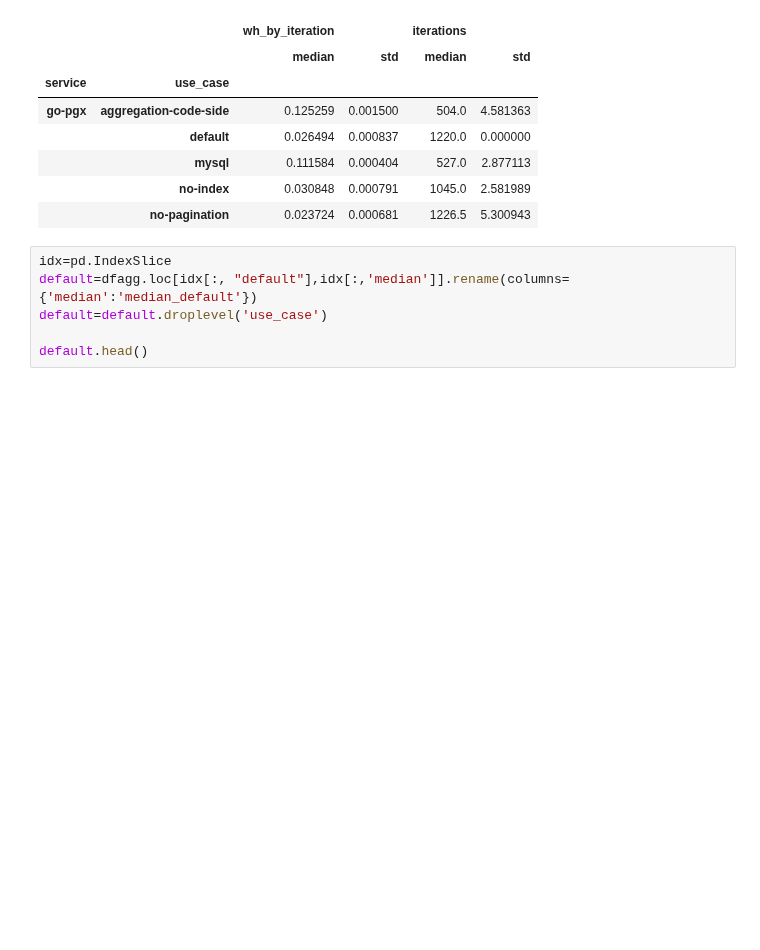
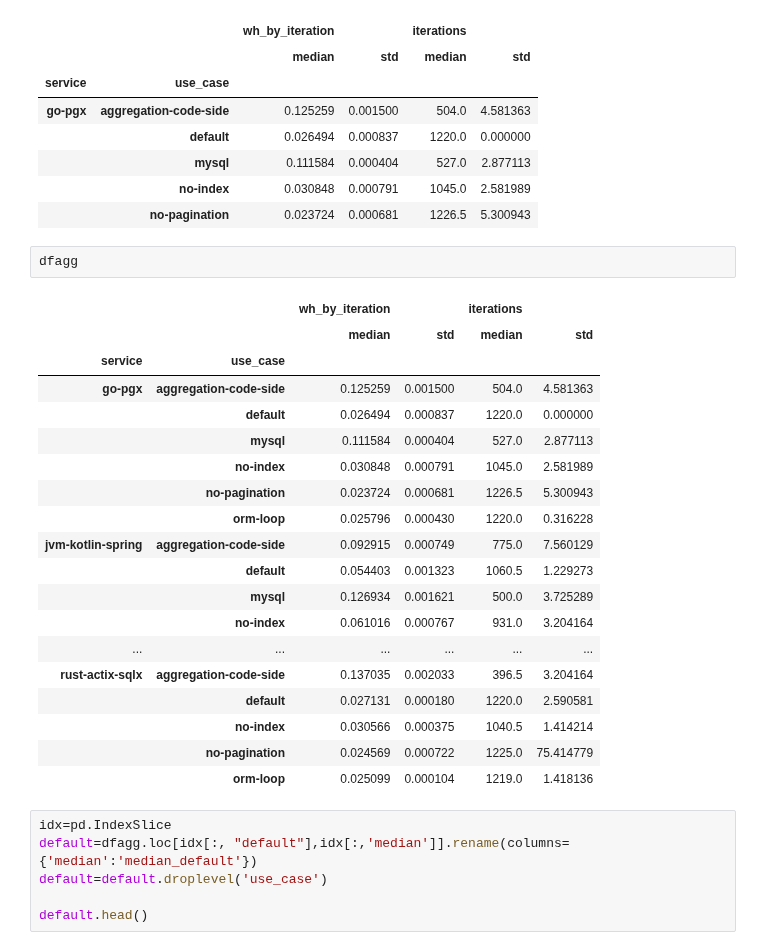
Before and after one commit to Boavizta/ecobenchmark-applicationweb-backend, a Jupyter notebook: results/ecobenchmark.ipynb, the cells around one changed output. Drawn from its saved outputs; the diff is of its cells as text; blank space fills up the shorter version.

```diff
--- a/results/ecobenchmark.ipynb
+++ b/results/ecobenchmark.ipynb
@@ -379,6 +379,28 @@ dfagg.head()
 |  | mysql | 0.111584 | 0.000404 | 527.0 | 2.877113 |
 |  | no-index | 0.030848 | 0.000791 | 1045.0 | 2.581989 |
 |  | no-pagination | 0.023724 | 0.000681 | 1226.5 | 5.300943 |
+# %%
+dfagg
+# %% [output]
+|  |  | wh_by_iteration |  | iterations |  |
+|  |  | median | std | median | std |
+| service | use_case |  |  |  |  |
+| go-pgx | aggregation-code-side | 0.125259 | 0.001500 | 504.0 | 4.581363 |
+|  | default | 0.026494 | 0.000837 | 1220.0 | 0.000000 |
+|  | mysql | 0.111584 | 0.000404 | 527.0 | 2.877113 |
+|  | no-index | 0.030848 | 0.000791 | 1045.0 | 2.581989 |
+|  | no-pagination | 0.023724 | 0.000681 | 1226.5 | 5.300943 |
+|  | orm-loop | 0.025796 | 0.000430 | 1220.0 | 0.316228 |
+| jvm-kotlin-spring | aggregation-code-side | 0.092915 | 0.000749 | 775.0 | 7.560129 |
+|  | default | 0.054403 | 0.001323 | 1060.5 | 1.229273 |
+|  | mysql | 0.126934 | 0.001621 | 500.0 | 3.725289 |
+|  | no-index | 0.061016 | 0.000767 | 931.0 | 3.204164 |
+| ... | ... | ... | ... | ... | ... |
+| rust-actix-sqlx | aggregation-code-side | 0.137035 | 0.002033 | 396.5 | 3.204164 |
+|  | default | 0.027131 | 0.000180 | 1220.0 | 2.590581 |
+|  | no-index | 0.030566 | 0.000375 | 1040.5 | 1.414214 |
+|  | no-pagination | 0.024569 | 0.000722 | 1225.0 | 75.414779 |
+|  | orm-loop | 0.025099 | 0.000104 | 1219.0 | 1.418136 |
 # %%
 idx=pd.IndexSlice
 default=dfagg.loc[idx[:, "default"],idx[:,'median']].rename(columns={'median':'median_default'})
```
Also changed, not shown: parts of 2 cells of this notebook.
